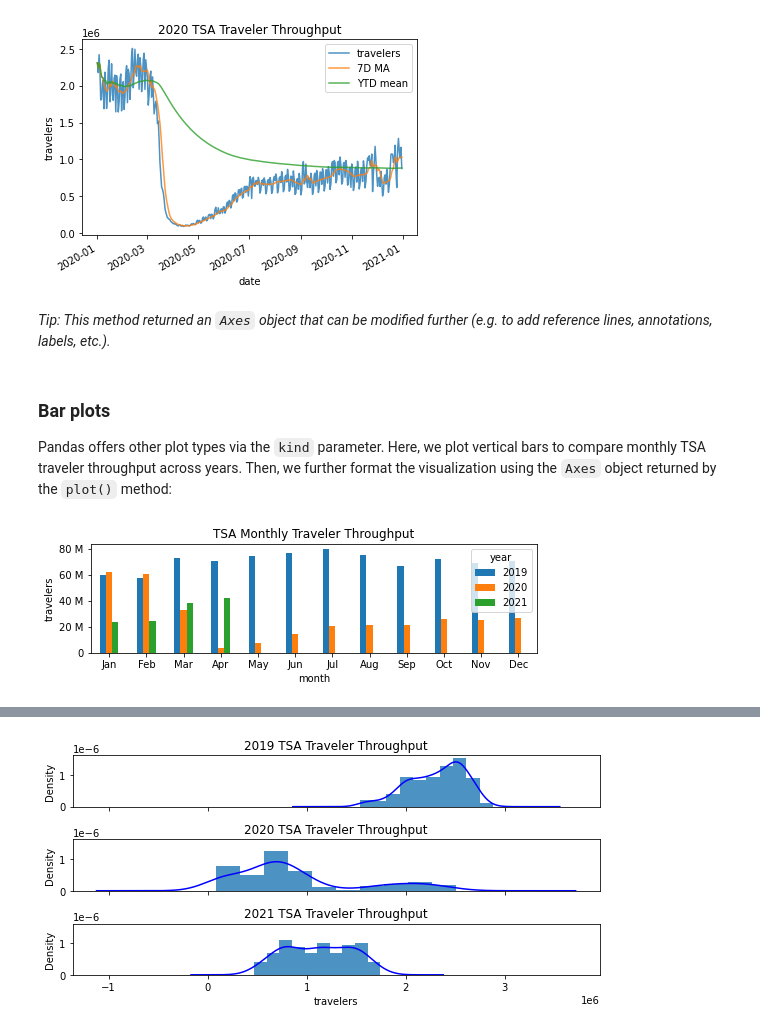
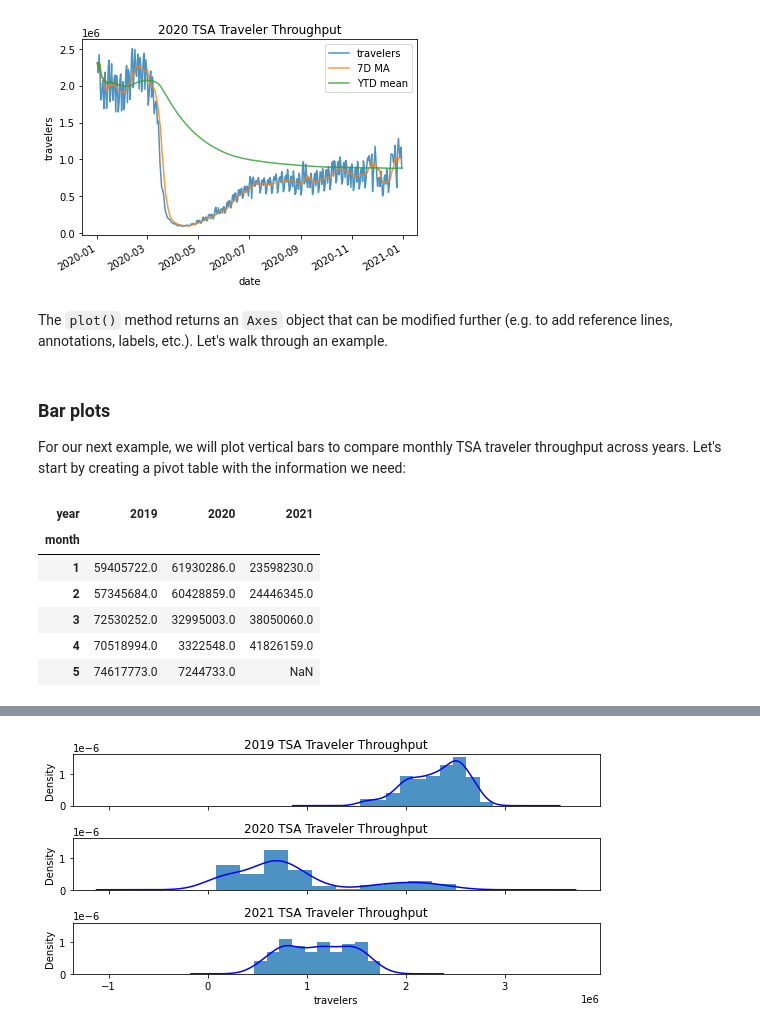
Before and after one commit to stefmolin/pandas-workshop, a Jupyter notebook: notebooks/3-data_visualization.ipynb, the cells around one changed output, grey strips where cells are left out. Cells and saved outputs as stored; diff of their text form; code cells hidden in the pictures.

```diff
--- a/notebooks/3-data_visualization.ipynb
+++ b/notebooks/3-data_visualization.ipynb
@@ -46,26 +46,20 @@ tsa_melted_holiday_travel.drop(columns='year').loc['2020'].assign(
 <AxesSubplot:title={'center':'2020 TSA Traveler Throughput'}, xlabel='date', ylabel='travelers'>
 [figure]
 # %% [markdown]
-*Tip: This method returned an `Axes` object that can be modified further (e.g. to add reference lines, annotations, labels, etc.).*
+The `plot()` method returns an `Axes` object that can be modified further (e.g. to add reference lines, annotations, labels, etc.). Let's walk through an example.
 # %% [markdown]
 ### Bar plots
 
-Pandas offers other plot types via the `kind` parameter. Here, we plot vertical bars to compare monthly TSA traveler throughput across years. Then, we further format the visualization using the `Axes` object returned by the `plot()` method:
+For our next example, we will plot vertical bars to compare monthly TSA traveler throughput across years. Let's start by creating a pivot table with the information we need:
-# %%
-import calendar
-from matplotlib import ticker
-
-ax = tsa_melted_holiday_travel['2019':'2021-04'].assign(month=lambda x: x.index.month)\
-    .pivot_table(index='month', columns='year', values='travelers', aggfunc='sum')\
-    .plot(
-        kind='bar', rot=0, figsize=(8, 2), ylabel='travelers',
-        title='TSA Monthly Traveler Throughput'
-    )
-
-# use month abbreviations for the ticks on the x-axis
-ax.set_xticklabels(calendar.month_abbr[1:])
-
-# show y-axis labels in millions instead of scientific notation
-ax.yaxis.set_major_formatter(ticker.EngFormatter())
-# %% [output]
-[figure, removed]
+# %%
+plot_data = tsa_melted_holiday_travel['2019':'2021-04'].assign(month=lambda x: x.index.month)\
+    .pivot_table(index='month', columns='year', values='travelers', aggfunc='sum')
+plot_data.head()
+# %% [output]
+| year | 2019 | 2020 | 2021 |
+| month |  |  |  |
+| 1 | 59405722.0 | 61930286.0 | 23598230.0 |
+| 2 | 57345684.0 | 60428859.0 | 24446345.0 |
+| 3 | 72530252.0 | 32995003.0 | 38050060.0 |
+| 4 | 70518994.0 | 3322548.0 | 41826159.0 |
+| 5 | 74617773.0 | 7244733.0 | NaN |
```
Also changed, not shown: parts of 21 cells of this notebook, 10 other files.
